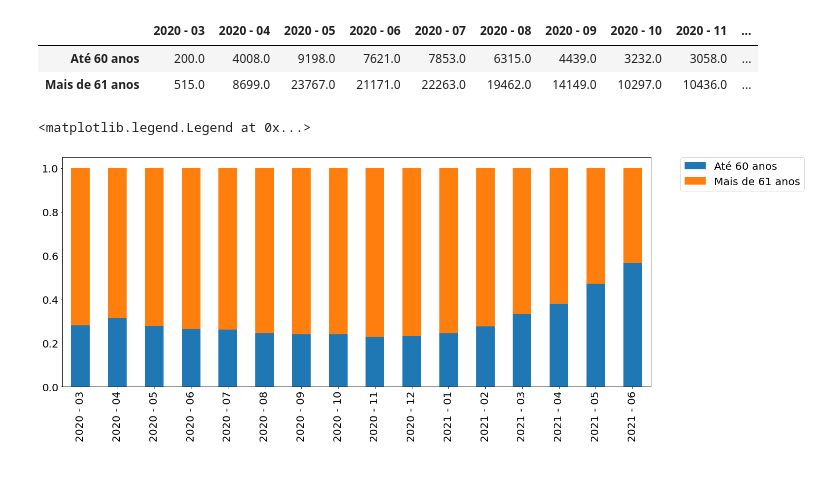
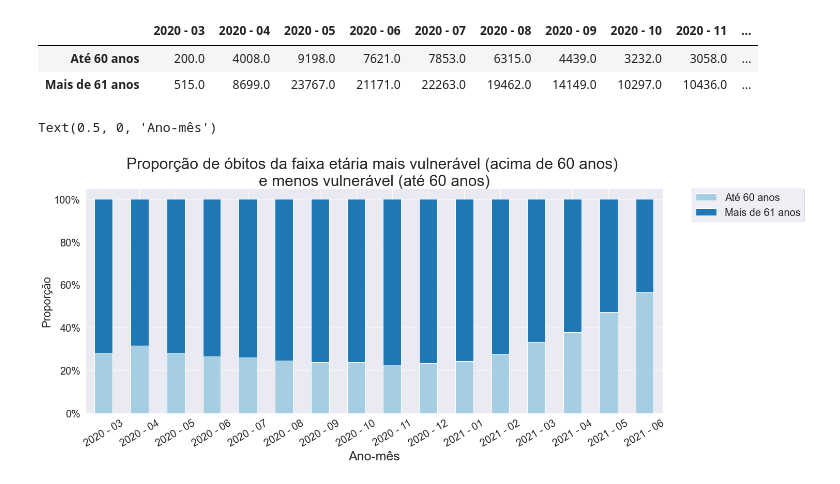
Before and after one commit to fumioq/An-lise_COVID_Brasil, a Jupyter notebook: Análise de mortes por idade.ipynb, the cells around one changed output. Cells and saved outputs as stored; diff of their text form; code cells hidden in the pictures.

Commit message:
Atualização dos gráficos com legenda, título e paleta.

```diff
--- a/Análise de mortes por idade.ipynb
+++ b/Análise de mortes por idade.ipynb
@@ -55,6 +27,3 @@ df1.shape
 df.rename(str.lower, axis='columns', inplace=True)
 # %%
 df1.rename(str.lower, axis = 'columns', inplace=True)
-# %%
-for i in range(0, df.shape[1]):
-    print(df.columns[i])
@@ -220,8 +171,10 @@ Timestamp('2021-06-13 00:00:00')
 dados_filtrados = dados_filtrados.query('nu_idade_n <= 124')
 # %%
 import seaborn as sns
+sns.set_palette("rocket")
 
-ax = sns.boxplot(data = dados_filtrados, x = 'nu_idade_n')
-ax.set_xlabel("Idade das pessoas que vieram a óbito", fontsize = 20)
+ax = sns.boxplot(data = dados_filtrados, x = 'nu_idade_n' )
+ax.set_xlabel("Idade das pessoas que vieram a óbito desde Março de 2020 até 14 de Junho de 2021", fontsize = 20)
 ax.figure.set_size_inches(20,8)
+sns.set(font_scale = 1.8)
 # %% [output]
@@ -301,6 +268,13 @@ for mes in de2003_ate2106:
 
 de2003_ate2106_porcentagem.index = de2003_ate2106.index
 # %%
+sns.set_palette("Paired")
+
 ax = de2003_ate2106_porcentagem.T.plot(kind= 'bar' , stacked= True, figsize= (20,8),fontsize =20)
 ax.legend(bbox_to_anchor=(1.05, 1), loc=2, borderaxespad=0., fontsize = 20)
+ax.set_yticklabels(['0%' , '20%', '40%' , '60%', '80%', '100%'])
+ax.set_ylabel("Proporção",fontsize=25)
+ax.set_title("Proporção de óbitos de cada faixa etária", fontsize = 30)
+ax.set_xticklabels(de2003_ate2106.columns, rotation=30)
+ax.set_xlabel("Ano-mês",fontsize=25)
 # %% [output]
@@ -375,6 +349,11 @@ de2003_ate2106_porcentagem.index = de2003_ate2106.index
 # %%
 ax = de2003_ate2106_porcentagem.T.plot(kind= 'bar' , stacked= True, figsize= (20,8), fontsize =20)
 ax.legend(bbox_to_anchor=(1.05, 1), loc=2, borderaxespad=0., fontsize = 20)
+ax.set_yticklabels(['0%' , '20%', '40%' , '60%', '80%', '100%'])
+ax.set_ylabel("Proporção")
+ax.set_title("Proporção de óbitos da faixa etária mais vulnerável (acima de 60 anos) \ne menos vulnerável (até 60 anos)", fontsize = 30)
+ax.set_xticklabels(de2003_ate2106.columns, rotation=30)
+ax.set_xlabel("Ano-mês",fontsize=25)
 # %% [output]
-<matplotlib.legend.Legend at 0x...>
+Text(0.5, 0, 'Ano-mês')
-[figure, old version]
+[figure, new version]
```
Also changed, not shown: parts of 7 cells of this notebook.
